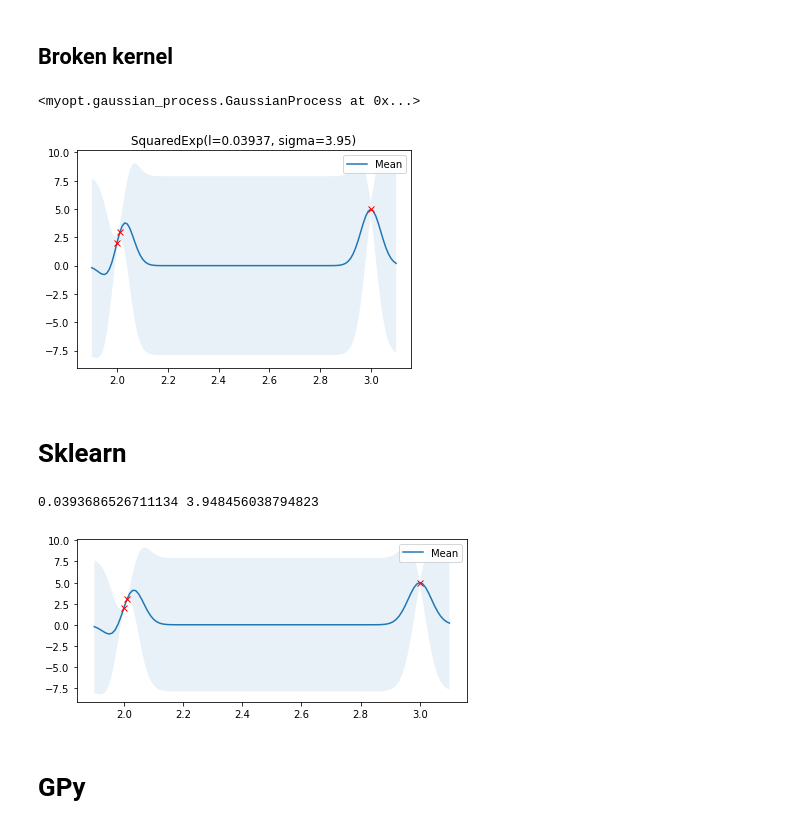
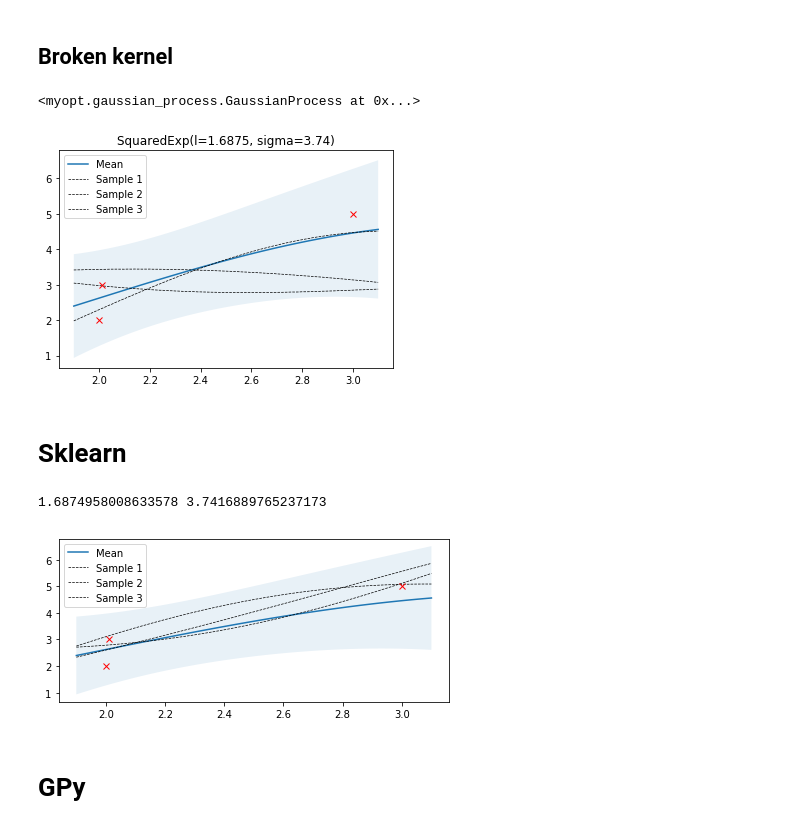
Before and after one commit to darthdeus/bopt, a Jupyter notebook: Kernel opt bug.ipynb, the cells around one changed output. Saved outputs shown, nothing was run; the diff lists cells and outputs as text; code cells hidden in the pictures.

```diff
--- a/Kernel opt bug.ipynb
+++ b/Kernel opt bug.ipynb
@@ -27,23 +27,29 @@ import GPy
 # %% [markdown]
 ## Broken kernel
 # %%
-noise = 0.1
+noise = 1
 
 params = [0.1, 0.3]#, 0.6, 0.9]
 
 #X_train = np.array([0, 0.02, 0.05, 0.3, 0.4,1,1.1,1.2,1.3,1.4,2,3,4])
+
 X_train = np.array([2,2.01,3])#, 0.02, 0.05, 0.3, 0.4,1,2,3,4])
 y_train = np.array([2,3,5])
+
+# X_train = np.array([2,2.01,2.02,3])#, 0.02, 0.05, 0.3, 0.4,1,2,3,4])
+# y_train = np.array([2,3,2,100])
+
+
 # y_train[1] = .6
 # y_train[2] = 1
 
 X = np.arange(min(X_train) - 0.1, max(X_train) + 0.1, step=0.01)
 # %%
 GaussianProcess(noise=noise, kernel=SquaredExp()).fit(X_train, y_train)\
-    .optimize_kernel().posterior(X).plot_posterior(figure=False, num_samples=0)
+    .optimize_kernel().posterior(X).plot_posterior(figure=False, num_samples=3)
 # %% [output]
 <myopt.gaussian_process.GaussianProcess at 0x...>
-[figure, old version]
+[figure, new version]
 # %% [markdown]
 # Sklearn
 # %%
@@ -61,10 +67,10 @@ l = gpr.kernel_.k2.get_params()['length_scale']
 sigma_f = np.sqrt(gpr.kernel_.k1.get_params()['constant_value'])
 print(l, sigma_f)
 
-plot_gp(mu_s.reshape(-1), cov_s, X, X_train, y_train, num_samples=0)
+plot_gp(mu_s.reshape(-1), cov_s, X, X_train, y_train, num_samples=3)
 # %% [output]
-0.0393686526711134 3.948456038794823
+1.6874958008633578 3.7416889765237173
-[figure, old version]
+[figure, new version]
 # %% [markdown]
 # GPy
 # %%
```
Also changed, not shown: parts of 3 cells of this notebook, 1 other file.
